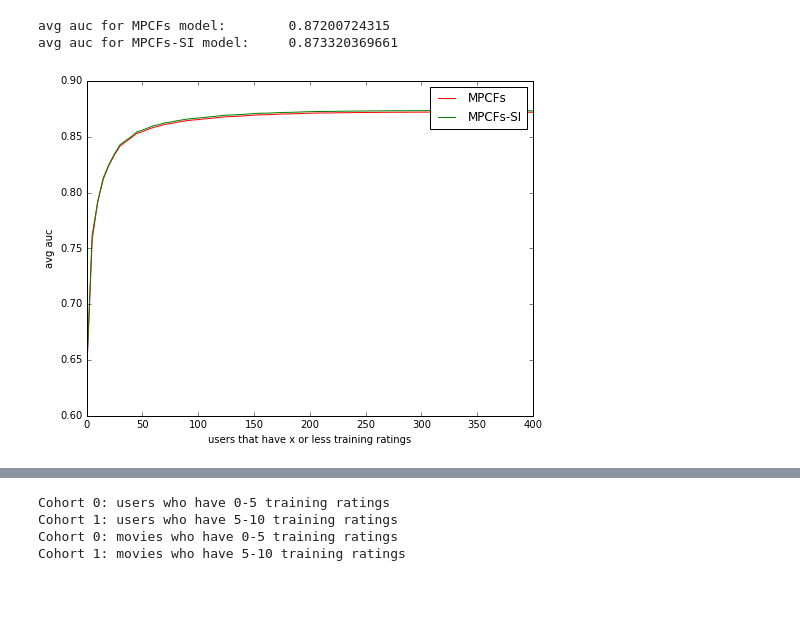
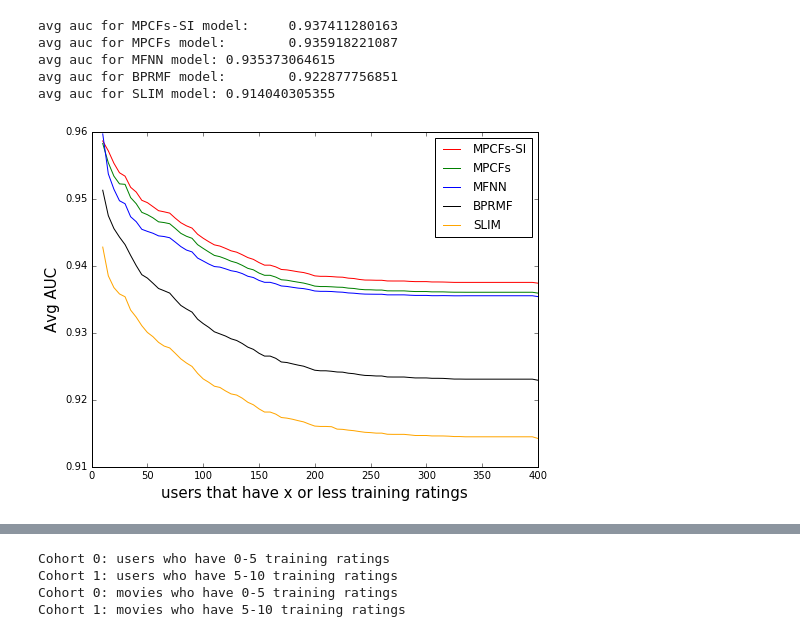
Before and after one commit to marcuniq/bsc-thesis, a Jupyter notebook: code/ipynb/figures for thesis.ipynb, the cells around one changed output, grey strips where cells are left out. Cells and saved outputs as stored; diff of their text form; code cells hidden in the pictures; blank space fills up the shorter version.

Commit message:
update similarity ipynbs, update figures ipynb

```diff
--- a/code/ipynb/figures for thesis.ipynb
+++ b/code/ipynb/figures for thesis.ipynb
@@ -103,3 +106,8 @@ def compare_metric(model1_metrics, model2_metrics, metric_name, step=5, cumulati
 # %%
 mpcf_si_metrics = pd.read_csv('../metrics/mpcf-si/2016-06-27_08.23.04_si_ml-100k_e20_tt-0.7_task-1_user-metrics.csv')
 mpcf_metrics = pd.read_csv('../metrics/mpcf/2016-06-20_18.30.50_no-si_ml-100k_e20_tt-0.7_base_user-metrics.csv')
+mfnn_metrics = pd.read_csv('../metrics/mfnn/2016-06-29_19.46.38_mfnn_ml-100k_e20_tt-0.7_task-5_user-metrics.csv')
+bprmf_metrics = pd.read_csv('../metrics/bprmf/2016-05-27_16.15.55_bprmf_ml-100k_e20_tt-0.7_task-20_user-metrics.csv')
+slim_metrics = pd.read_csv('../metrics/slim/2016-05-31_15.17.43_slim_ml-100k_e5_tt-0.7_task-16_user-metrics.csv')
+
+mpcf_si_metrics.head(1)
@@ -112,8 +117,14 @@ avg auc for MPCFs-SI model:     0.937411280163
-# %%
-mpcf_si_metrics = pd.read_csv('../metrics/mpcf-si/2016-06-27_08.23.04_si_ml-100k_e20_tt-0.7_task-1_movie-metrics.csv')
-mpcf_metrics = pd.read_csv('../metrics/mpcf/2016-06-20_18.30.50_no-si_ml-100k_e20_tt-0.7_base_movie-metrics.csv')
-compare_metric(mpcf_metrics, mpcf_si_metrics,'auc', step=5,cumulative=True)
-# %% [output]
-avg auc for MPCFs model:        0.87200724315
-avg auc for MPCFs-SI model:     0.873320369661
-[figure, removed]
+# %%
+step=5
+fig = plot_metric(mpcf_si_metrics, 'auc', step=step,cumulative=True, mlabel='MPCFs-SI', xlabel='users that have x or less training ratings', ylabel='Avg AUC')
+fig = plot_metric(mpcf_metrics, 'auc', step=step,cumulative=True, mlabel='MPCFs', fig=fig, color='g')
+fig = plot_metric(mfnn_metrics, 'auc', step=step,cumulative=True, mlabel='MFNN', fig=fig, color='b')
+fig = plot_metric(bprmf_metrics, 'auc', step=step,cumulative=True, mlabel='BPRMF', fig=fig, color='black')
+fig = plot_metric(slim_metrics, 'auc', step=step,cumulative=True, mlabel='SLIM', fig=fig, color='orange')
+# %% [output]
+avg auc for MPCFs-SI model:     0.937411280163
+avg auc for MPCFs model:        0.935918221087
+avg auc for MFNN model: 0.935373064615
+avg auc for BPRMF model:        0.922877756851
+avg auc for SLIM model: 0.914040305355
+[figure, added]
```
Also changed, not shown: parts of 21 cells of this notebook, 3 other files.
